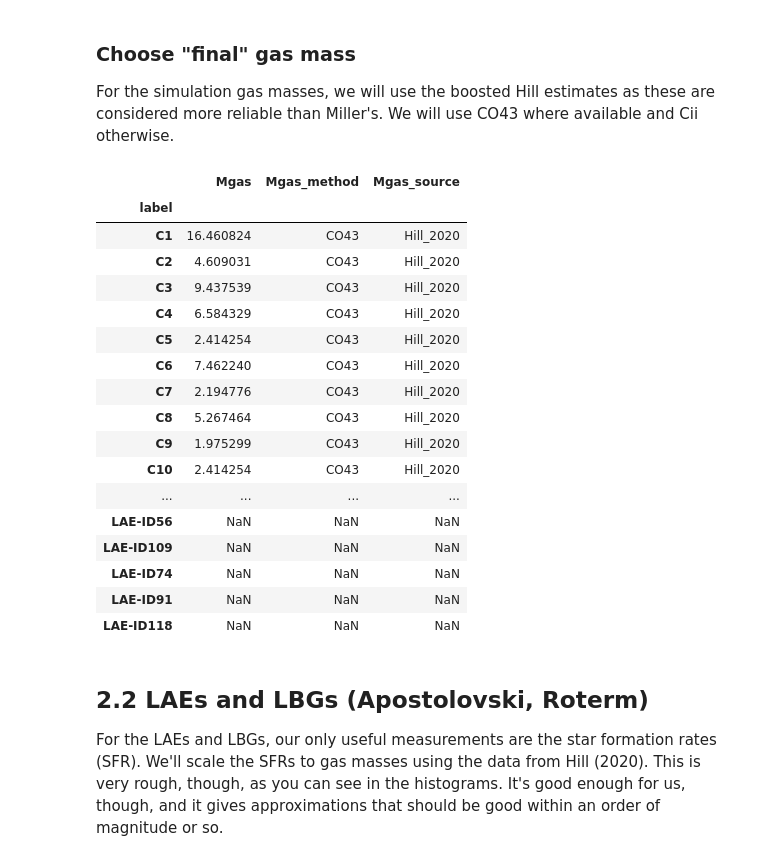
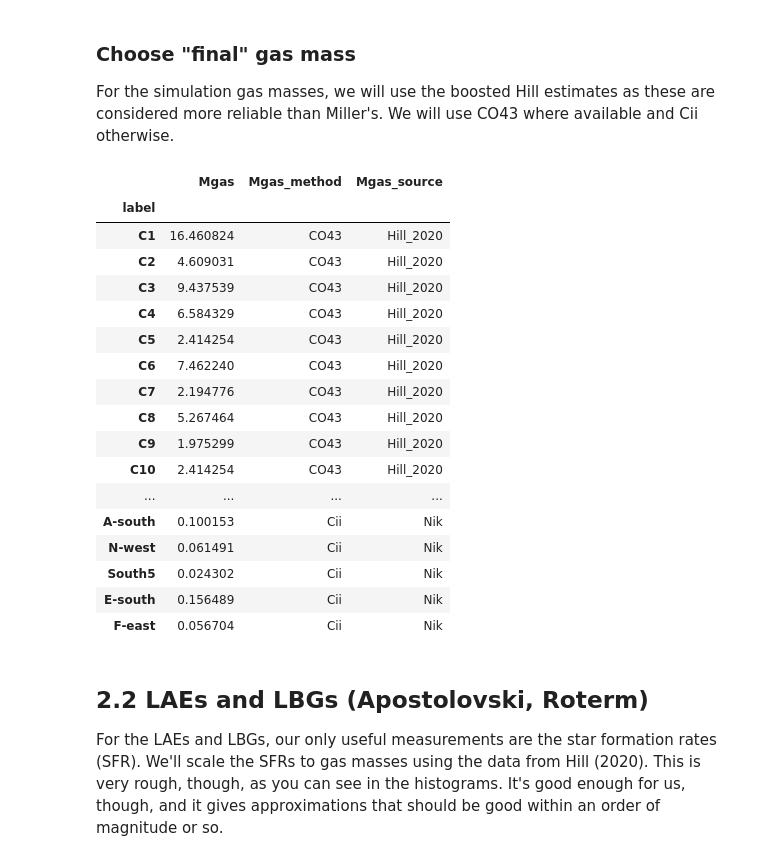
Before and after one commit to duncanmacintyre/galaxy-splicing, a Jupyter notebook: generate/compute_galaxy_mass.ipynb, the cells around one changed output. Drawn from its saved outputs; the diff is of its cells as text; code cells hidden in the pictures.

Commit message:
Add galaxies from Nik
Nik discovered an additional six galaxies using ALMA [C II] data.

```diff
--- a/generate/compute_galaxy_mass.ipynb
+++ b/generate/compute_galaxy_mass.ipynb
@@ -20,6 +20,7 @@ df_Hill_2020 = pandas.read_fwf('data_from_papers/Hill_2020.csv').set_index('labe
 df_Hill_2021 = pandas.read_fwf('data_from_papers/Hill_2021.csv').set_index('label')
 df_Rotermund_2021 = pandas.read_fwf('data_from_papers/Rotermund_2021.csv').set_index('label')
 df_Apostolovski = pandas.read_fwf('data_from_papers/Apostolovski.csv').set_index('label')
+df_Nik = pandas.read_fwf('data_from_papers/Nik.csv').set_index('label')
 # %%
 # construct a dictionary mapping from the old lettered
 # labels (A, B, C, ...) to the new Cx labels (C1, C3, C6, ...)
@@ -51,7 +52,7 @@ df_Miller_2018 = df_Miller_2018.set_index('label')
 # %%
 # combine all the data into a single pandas.DataFrame object
 # nested column names segregate based on data source
-df = pandas.concat((df_Hill_2020, df_Hill_2021, df_Miller_2018, df_Rotermund_2021, df_Apostolovski), keys=('Hill_2020', 'Hill_2021', 'Miller_2018', 'Rotermund_2021', 'Apostolovski'), axis=1)
+df = pandas.concat((df_Hill_2020, df_Hill_2021, df_Miller_2018, df_Rotermund_2021, df_Apostolovski, df_Nik), keys=('Hill_2020', 'Hill_2021', 'Miller_2018', 'Rotermund_2021', 'Apostolovski', 'Nik'), axis=1)
 # %%
 # check that all of the old labels (A, B, C, ...) line up in the data from each paper
 assert(all(df['Hill_2020', 'label2'].isna() | (df['Hill_2020', 'label2'] == df['Hill_2021', 'label2']) & (df['Hill_2020', 'label2'] == df['Miller_2018', 'label2'])))
@@ -148,6 +149,7 @@ df['Hill_2020', 'Mgas/CO43'] = np.where(indices_Hill_CO43,
 # compute mean ratio for galaxies where CO43 flux was large enough to compute gas mass
 ratio_Mgas_CO43 = df['Hill_2020', 'Mgas/CO43'].mean()
 
-# add column of Mgas estimates based on Cii
+# add columns of Mgas estimates based on Cii
 df['Hill_2020', 'Mgas_Cii'] = Miller_Hill_ratio * ratio_Mgas_CO43 * ratio_CO43_Cii * df['Hill_2020', 'FCii']
+df['Nik', 'Mgas_Cii'] = ratio_Mgas_CO43 * ratio_CO43_Cii * df['Nik', 'FCii']
 # observe that we also apply the boost from above, to bring in line with Miller's values
@@ -162,39 +185,47 @@ df['final', 'Mgas'], df['final', 'Mgas_method'], df['final', 'Mgas_source'] = mu
     df['Hill_2020', 'method'] == 'CO43',
     [ # result for this condition
         df['Hill_2020', 'Mgas_boosted'], # gas mass
         'CO43', # method
         'Hill_2020' # source
     ],
-    # condition: we have a gas mass estimate using Cii
+    # condition: we have a gas mass estimate using Cii (Hill)
     df['Hill_2020', 'Mgas_Cii'].notna(),
     [ # result for this condition
         df['Hill_2020', 'Mgas_Cii'], # gas mass
         'Cii', # method
         'Hill_2020' # source
     ],
+    # condition: we have a gas mass estimate using Cii (Nik)
+    df['Nik', 'Mgas_Cii'].notna(),
+    [ # result for this condition
+        df['Nik', 'Mgas_Cii'], # gas mass
+        'Cii', # method
+        'Nik' # source
+    ],
+
     force_object=[False, True, True] # we set to True for columns containing strings
 )
 # let's look at what we've got
 df['final']
 # %% [output]
 |  | Mgas | Mgas_method | Mgas_source |
 | label |  |  |  |
 | C1 | 16.460824 | CO43 | Hill_2020 |
 | C2 | 4.609031 | CO43 | Hill_2020 |
 | C3 | 9.437539 | CO43 | Hill_2020 |
 | C4 | 6.584329 | CO43 | Hill_2020 |
 | C5 | 2.414254 | CO43 | Hill_2020 |
 | C6 | 7.462240 | CO43 | Hill_2020 |
 | C7 | 2.194776 | CO43 | Hill_2020 |
 | C8 | 5.267464 | CO43 | Hill_2020 |
 | C9 | 1.975299 | CO43 | Hill_2020 |
 | C10 | 2.414254 | CO43 | Hill_2020 |
 | ... | ... | ... | ... |
-| LAE-ID56 | NaN | NaN | NaN |
-| LAE-ID109 | NaN | NaN | NaN |
-| LAE-ID74 | NaN | NaN | NaN |
-| LAE-ID91 | NaN | NaN | NaN |
-| LAE-ID118 | NaN | NaN | NaN |
+| A-south | 0.100153 | Cii | Nik |
+| N-west | 0.061491 | Cii | Nik |
+| South5 | 0.024302 | Cii | Nik |
+| E-south | 0.156489 | Cii | Nik |
+| F-east | 0.056704 | Cii | Nik |
 # %% [markdown]
 ## 2.2 LAEs and LBGs (Apostolovski, Roterm)
 
```
Also changed, not shown: parts of 11 cells of this notebook, 9 other files.
